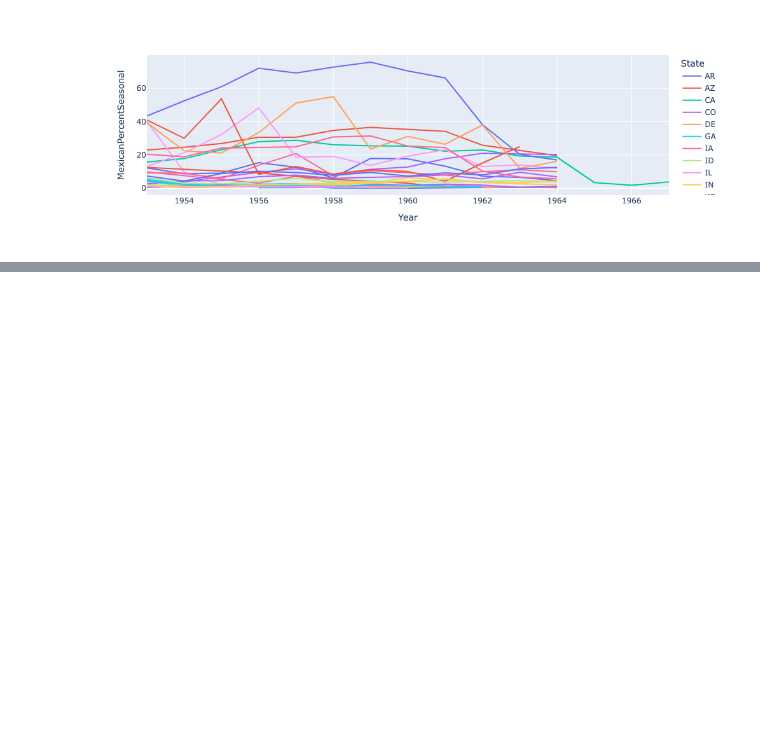
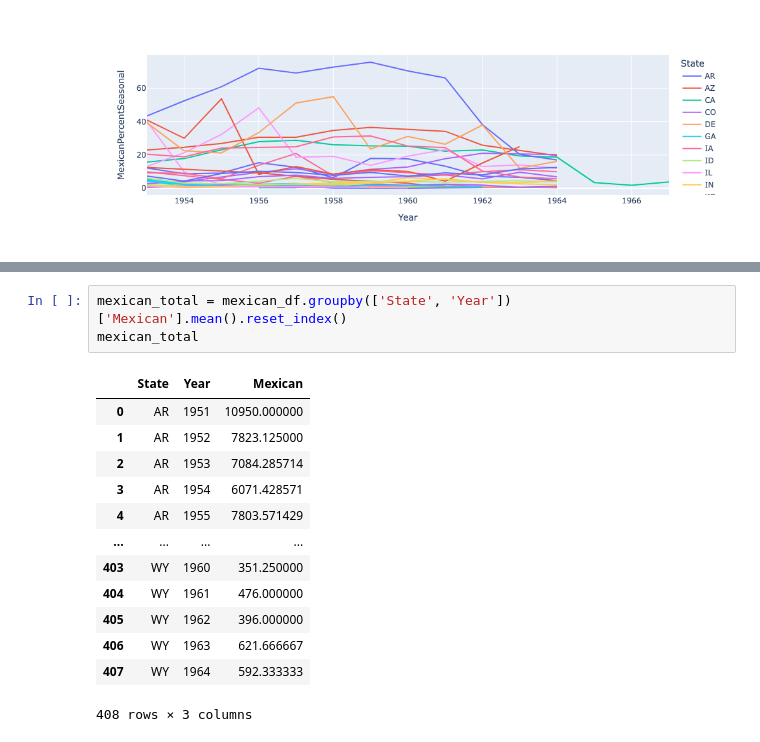
Before and after one commit to kyliefmiller/research-project, a Jupyter notebook: notebooks/mexican-analysis.ipynb, the cells around one changed output, grey strips where cells are left out. Cells and saved outputs as stored; diff of their text form; blank space fills up the shorter version.

```diff
--- a/notebooks/mexican-analysis.ipynb
+++ b/notebooks/mexican-analysis.ipynb
@@ -184,0 +203,17 @@ fig2.show()
+# %%
+mexican_total = mexican_df.groupby(['State', 'Year'])['Mexican'].mean().reset_index()
+mexican_total
+# %% [output]
+|  | State | Year | Mexican |
+| 0 | AR | 1951 | 10950.000000 |
+| 1 | AR | 1952 | 7823.125000 |
+| 2 | AR | 1953 | 7084.285714 |
+| 3 | AR | 1954 | 6071.428571 |
+| 4 | AR | 1955 | 7803.571429 |
+| ... | ... | ... | ... |
+| 403 | WY | 1960 | 351.250000 |
+| 404 | WY | 1961 | 476.000000 |
+| 405 | WY | 1962 | 396.000000 |
+| 406 | WY | 1963 | 621.666667 |
+| 407 | WY | 1964 | 592.333333 |
+408 rows × 3 columns
```
Also changed, not shown: parts of 10 cells of this notebook, 3 other files.
